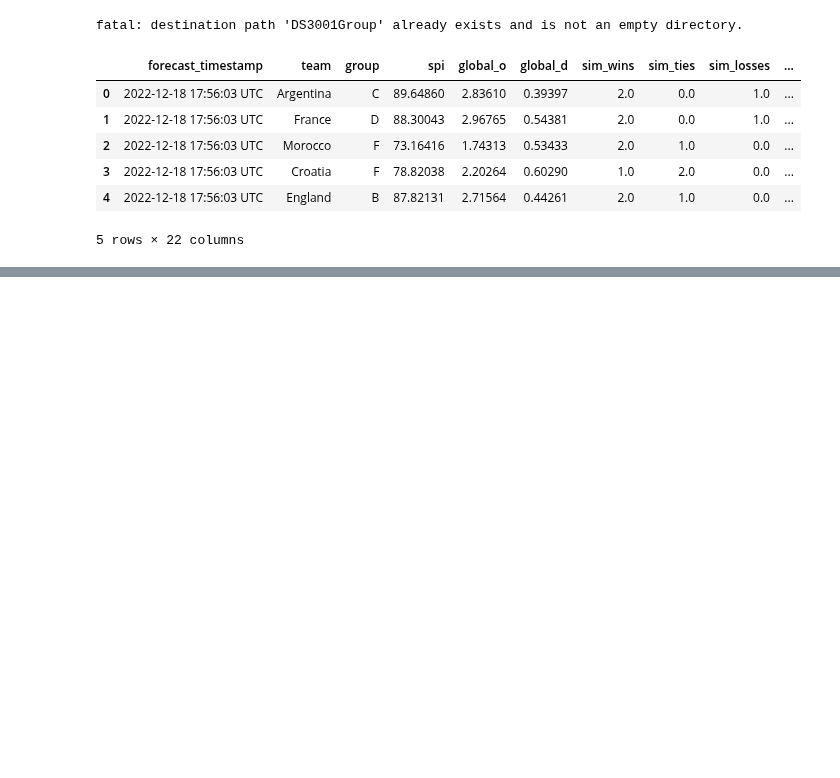
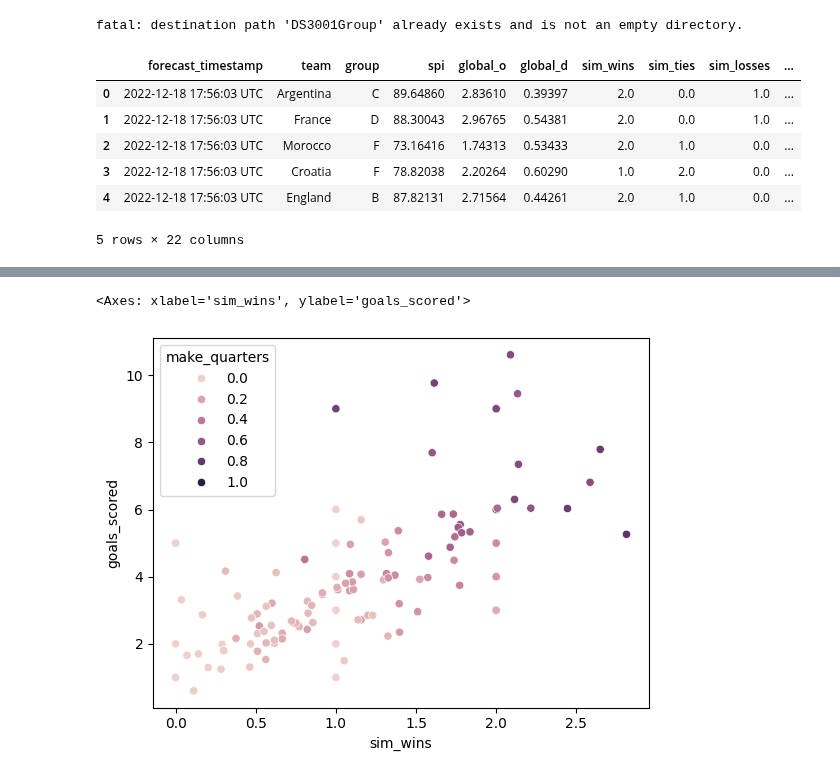
Before and after one commit to vrhughes/DS3001Group, a Jupyter notebook: Data_Wrangling_EDA_Troy_S_Meink.ipynb, the cells around one changed output, grey strips where cells are left out. Cells and saved outputs as stored; diff of their text form; code cells hidden in the pictures; blank space fills up the shorter version.

```diff
--- a/Data_Wrangling_EDA_Troy_S_Meink.ipynb
+++ b/Data_Wrangling_EDA_Troy_S_Meink.ipynb
@@ -31,0 +64,8 @@ This particular data set has several predictions of bracket outcomes for 2022. S
+# %%
+# Creating a scatterplot of simulated wins vs. number
+#  of goals scored with hue based on whether or not
+#  they're predicted to make quarter finals:
+sns.scatterplot(data=df, x='sim_wins', y='goals_scored', hue='make_quarters')
+# %% [output]
+<Axes: xlabel='sim_wins', ylabel='goals_scored'>
+[figure, added]
```
Also changed, not shown: parts of 6 cells of this notebook.
